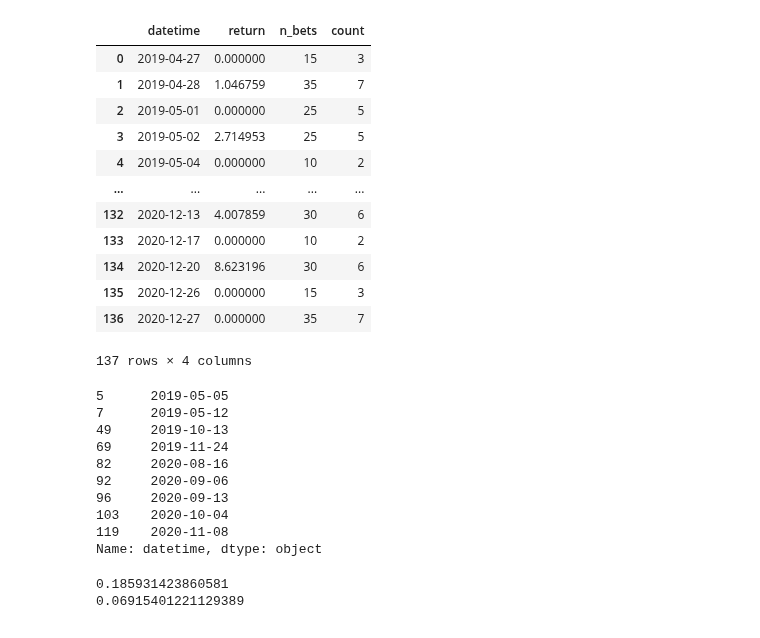
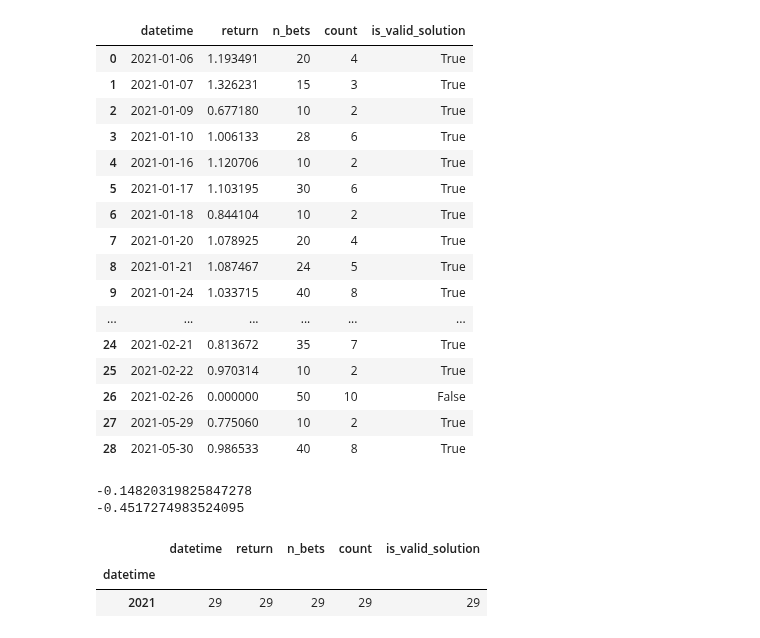
Before and after one commit to MarcosAugusto47/soccer-betting-strategy, a Jupyter notebook: plot.ipynb, the cells around one changed output. Drawn from its saved outputs; the diff is of its cells as text; code cells hidden in the pictures.

```diff
--- a/plot.ipynb
+++ b/plot.ipynb
@@ -6,7 +6,11 @@ pd.set_option('display.max_rows', 100)
 #track_record = pd.read_csv('track_record_count_150_powell_01.csv')
 #track_record = pd.read_csv('experiments/track_record_count_200_powell_01_onlydates_with_bets_between80-20_all_time_serie.csv')
 #track_record = pd.read_csv('experiments/main_callback.csv')
-track_record = pd.read_csv('experiments/parallel_test.csv')
+#track_record = pd.read_csv('experiments/parallel_onlydates_with_less_80_filter_top5.csv')
+#track_record = pd.read_csv('experiments/parallel_all_series - Copia.csv')
+#track_record = pd.read_csv('experiments/parallel_all_series.csv')
+track_record = pd.read_csv('experiments/parallel_all_series_new_filter_test.csv')
+#track_record = pd.read_csv('experiments/parallel_test.csv')
 #track_record = pd.read_csv('just_a_test.csv')
 
 #track_record['return2'] = track_record['return'].shift(fill_value=0)-1
@@ -38,2 +42,2 @@ track_record
 # %%
-track_record.columns = ['game_id',	'return',	'n_bets',	'datetime',	'time_limit_flag']
+track_record.columns = ['game_id',	'return',	'n_bets',	'datetime',	'time_limit_flag', 'is_valid_solution']
@@ -40,41 +65,32 @@ track_record.columns = ['game_id',	'return',	'n_bets',	'datetime',	'time_limit_f
 # %%
-#count_col = track_record.groupby(['datetime']).count().reset_index()['game_id']
 count_col = track_record.groupby(['datetime']).count().reset_index()['game_id']
+is_valid_solution = track_record.groupby(['datetime']).any().reset_index()['is_valid_solution']
 # %%
 track_record = track_record.groupby(['datetime'])[['return', 'n_bets']].sum().reset_index()
 track_record['count'] = count_col
-#track_record = track_record[track_record.datetime>="2019-10-19"]
+track_record['is_valid_solution'] = is_valid_solution
 track_record
 # %% [output]
-|  | datetime | return | n_bets | count |
-| 0 | 2019-04-27 | 0.000000 | 15 | 3 |
-| 1 | 2019-04-28 | 1.046759 | 35 | 7 |
-| 2 | 2019-05-01 | 0.000000 | 25 | 5 |
-| 3 | 2019-05-02 | 2.714953 | 25 | 5 |
-| 4 | 2019-05-04 | 0.000000 | 10 | 2 |
-| ... | ... | ... | ... | ... |
-| 132 | 2020-12-13 | 4.007859 | 30 | 6 |
-| 133 | 2020-12-17 | 0.000000 | 10 | 2 |
-| 134 | 2020-12-20 | 8.623196 | 30 | 6 |
-| 135 | 2020-12-26 | 0.000000 | 15 | 3 |
-| 136 | 2020-12-27 | 0.000000 | 35 | 7 |
+|  | datetime | return | n_bets | count | is_valid_solution |
+| 0 | 2021-01-06 | 1.193491 | 20 | 4 | True |
+| 1 | 2021-01-07 | 1.326231 | 15 | 3 | True |
+| 2 | 2021-01-09 | 0.677180 | 10 | 2 | True |
+| 3 | 2021-01-10 | 1.006133 | 28 | 6 | True |
+| 4 | 2021-01-16 | 1.120706 | 10 | 2 | True |
+| 5 | 2021-01-17 | 1.103195 | 30 | 6 | True |
+| 6 | 2021-01-18 | 0.844104 | 10 | 2 | True |
+| 7 | 2021-01-20 | 1.078925 | 20 | 4 | True |
+| 8 | 2021-01-21 | 1.087467 | 24 | 5 | True |
+| 9 | 2021-01-24 | 1.033715 | 40 | 8 | True |
+| ... | ... | ... | ... | ... | ... |
+| 24 | 2021-02-21 | 0.813672 | 35 | 7 | True |
+| 25 | 2021-02-22 | 0.970314 | 10 | 2 | True |
+| 26 | 2021-02-26 | 0.000000 | 50 | 10 | False |
+| 27 | 2021-05-29 | 0.775060 | 10 | 2 | True |
+| 28 | 2021-05-30 | 0.986533 | 40 | 8 | True |
-137 rows × 4 columns
-# %%
-track_record[track_record['count']==8].datetime
-# %% [output]
-5      2019-05-05
-7      2019-05-12
-49     2019-10-13
-69     2019-11-24
-82     2020-08-16
-92     2020-09-06
-96     2020-09-13
-103    2020-10-04
-119    2020-11-08
-Name: datetime, dtype: object
 # %%
 print(track_record['return'].corr(track_record['count'], method='kendall'))
 print(track_record['return'].corr(track_record['n_bets'],))
 # %% [output]
-0.185931423860581
-0.06915401221129389
+-0.14820319825847278
+-0.4517274983524095
@@ -90,0 +97,6 @@ print(track_record['return'].corr(track_record['n_bets'],))
+# %%
+track_record.groupby(track_record.datetime.apply(lambda x: x[:4])).count()
+# %% [output]
+|  | datetime | return | n_bets | count | is_valid_solution |
+| datetime |  |  |  |  |  |
+| 2021 | 29 | 29 | 29 | 29 | 29 |
```
Also changed, not shown: parts of 16 cells of this notebook, 18 other files.
